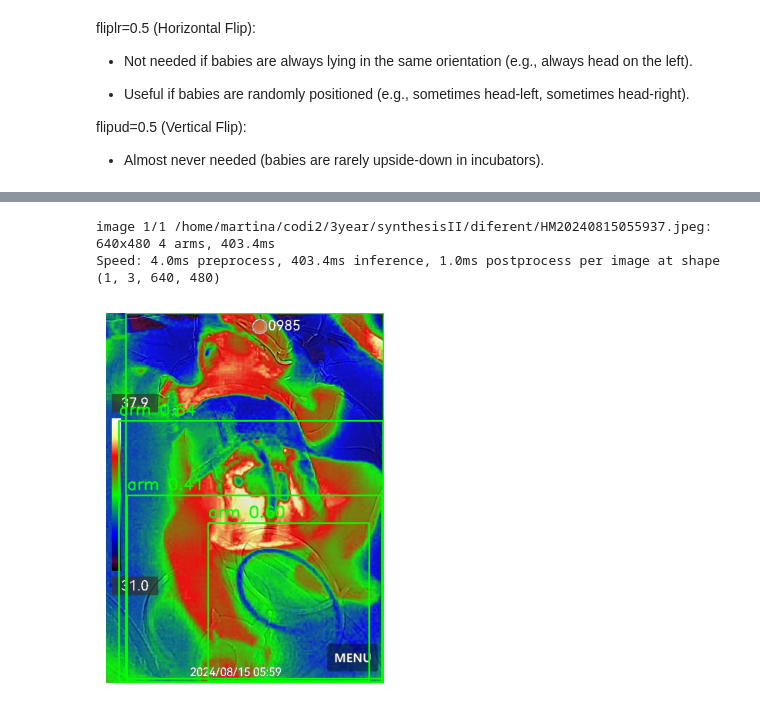
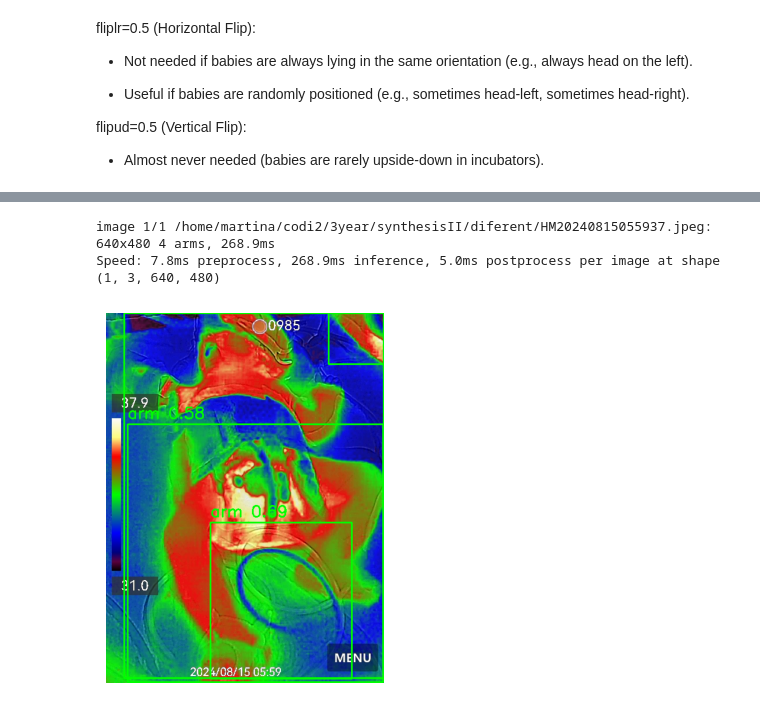
Before and after one commit to Martinacarretta/synthesisII, a Jupyter notebook: yolo_trial.ipynb, the cells around one changed output, grey strips where cells are left out. Drawn from its saved outputs; the diff is of its cells as text; code cells hidden in the pictures.

```diff
--- a/yolo_trial.ipynb
+++ b/yolo_trial.ipynb
@@ -78,34 +111,34 @@ Error:
 from ultralytics import YOLO
 import matplotlib.pyplot as plt
 import cv2
 %matplotlib inline
 
 # Predict on a new image
 image_path = '/home/martina/codi2/3year/synthesisII/diferent/HM20240815055937.jpeg'
 
 # Load model
-model = YOLO('/home/martina/codi2/3year/synthesisII/runs/detect/train2/weights/best.pt')
+model = YOLO('/home/martina/codi2/3year/synthesisII/runs/detect/train/weights/best.pt')
 
 # Predict (use full-size image)
 results = model(image_path, imgsz=640)  # Match original resolution (or omit imgsz)
 result = results[0]
 
 # Load original image
 image = cv2.imread(image_path)
 image = cv2.cvtColor(image, cv2.COLOR_BGR2RGB)
 
 # Draw bounding boxes (now correctly scaled)
 for box in result.boxes:
     x1, y1, x2, y2 = map(int, box.xyxy[0])  # Already in original image coordinates
     cv2.rectangle(image, (x1, y1), (x2, y2), (0, 255, 0), 2)
     label = f"{result.names[int(box.cls[0])]} {float(box.conf[0]):.2f}"
     cv2.putText(image, label, (x1, y1 - 10), cv2.FONT_HERSHEY_SIMPLEX, 0.9, (0, 255, 0), 2)
 
 # Plot
 plt.imshow(image)
 plt.axis('off')
 plt.show()
 # %% [output]
-image 1/1 /home/martina/codi2/3year/synthesisII/diferent/HM20240815055937.jpeg: 640x480 4 arms, 403.4ms
-Speed: 4.0ms preprocess, 403.4ms inference, 1.0ms postprocess per image at shape (1, 3, 640, 480)
+image 1/1 /home/martina/codi2/3year/synthesisII/diferent/HM20240815055937.jpeg: 640x480 4 arms, 268.9ms
+Speed: 7.8ms preprocess, 268.9ms inference, 5.0ms postprocess per image at shape (1, 3, 640, 480)
-[figure, old version]
+[figure, new version]
```
Also changed, not shown: parts of 1 cell of this notebook, 14 other files.
